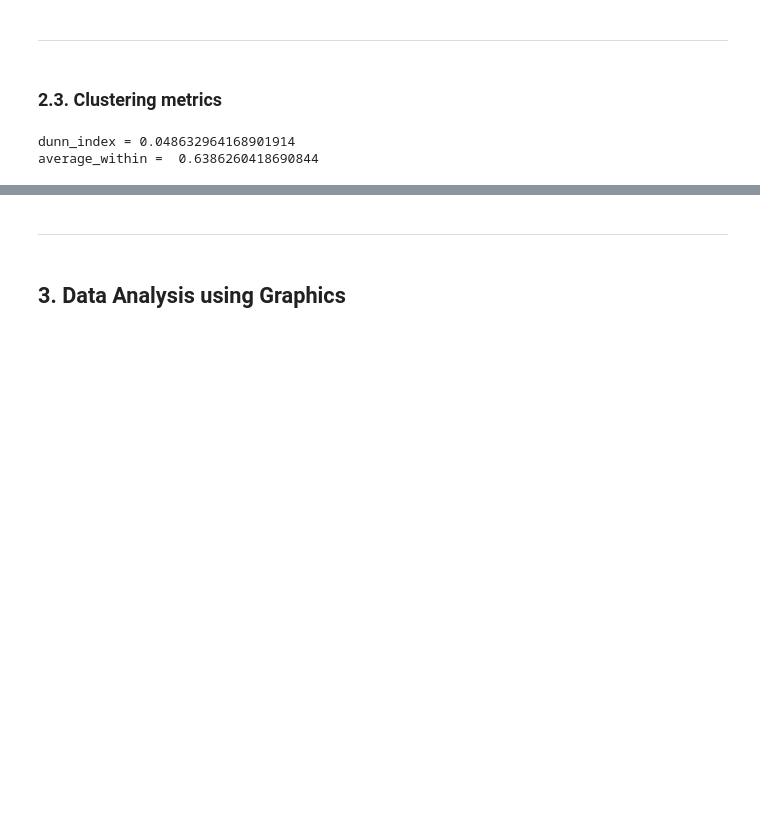
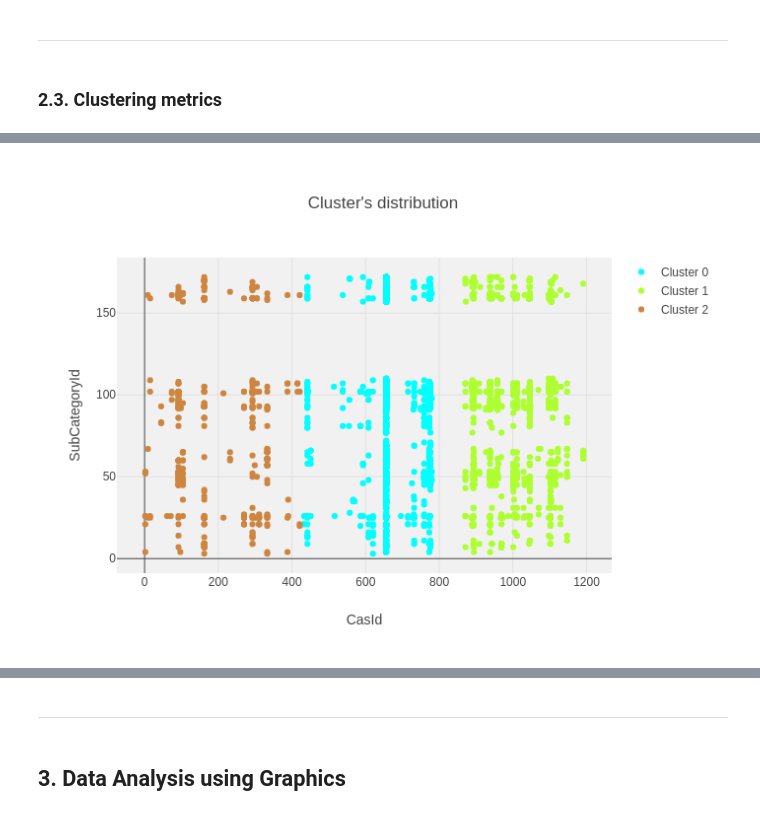
Before and after one commit to jmssalas/master-bigdata-businessanalytics, a Jupyter notebook: 09-masters-thesis/src/clustering.ipynb, the cells around one changed output, grey strips where cells are left out. Cells and saved outputs as stored; diff of their text form; code cells hidden in the pictures; blank space fills up the shorter version.

Commit message:
Clustering metrics done

```diff
--- a/09-masters-thesis/src/clustering.ipynb
+++ b/09-masters-thesis/src/clustering.ipynb
@@ -559,11 +576,38 @@ def average_within(labels, centroids, points) :
 # %%
-from sklearn.metrics.pairwise import euclidean_distances
-
-dunn_index = dunn(clusters, euclidean_distances(np.array(data_clustering)))
-print('dunn_index =', dunn_index)
-
-within = average_within(clusters, kmeans.cluster_centers_, np.array(data_clustering))
-print('average_within = ', within)
+clustering_metrics = pd.DataFrame(np.array([[dunn(clusters, euclidean_distances(np.array(data_clustering))),
+                                             average_within(clusters, kmeans.cluster_centers_, np.array(data_clustering))]]),
+                                  columns = ['Dunn Index', 'Average Within'])
-# %% [output]
-dunn_index = 0.048632964168901914
-average_within =  0.6386260418690844
+# %%
+# Get cluster's distribution filled by its cluster's color.
+data_plot = []
+for c in range(max(clusters) + 1) :
+    data_plot.append(
+        go.Scatter(
+            x = data_clustering[CASID_COLUMN][clusters == c].values,
+            y = data_clustering[SUBCATEGORYID_COLUMN][clusters == c].values,
+            mode = 'markers',
+            name = 'Cluster ' + str(c),
+            marker = dict(
+                color = COLOR_MAP[c]
+            )
+        )
+    )
+
+layout = go.Layout(
+    title="Cluster's distribution",
+    xaxis=dict(
+        title='CasId'
+    ),
+    yaxis=dict(
+        title='SubCategoryId'
+    ),
+    bargap=0.2,
+    bargroupgap=0.1,
+    plot_bgcolor='rgba(240,240,240, 0.95)'
+)
+
+fig = go.Figure(data=data_plot, layout=layout)
+offline.iplot(fig)
+pio.write_image(fig, get_path('scatter_basic'))
+Image(get_path('scatter_basic'))
+# %% [output]
@@ -569,0 +615 @@ average_within =  0.6386260418690844
+[figure, added]
```
Also changed, not shown: parts of 23 cells of this notebook, 10 other files.
